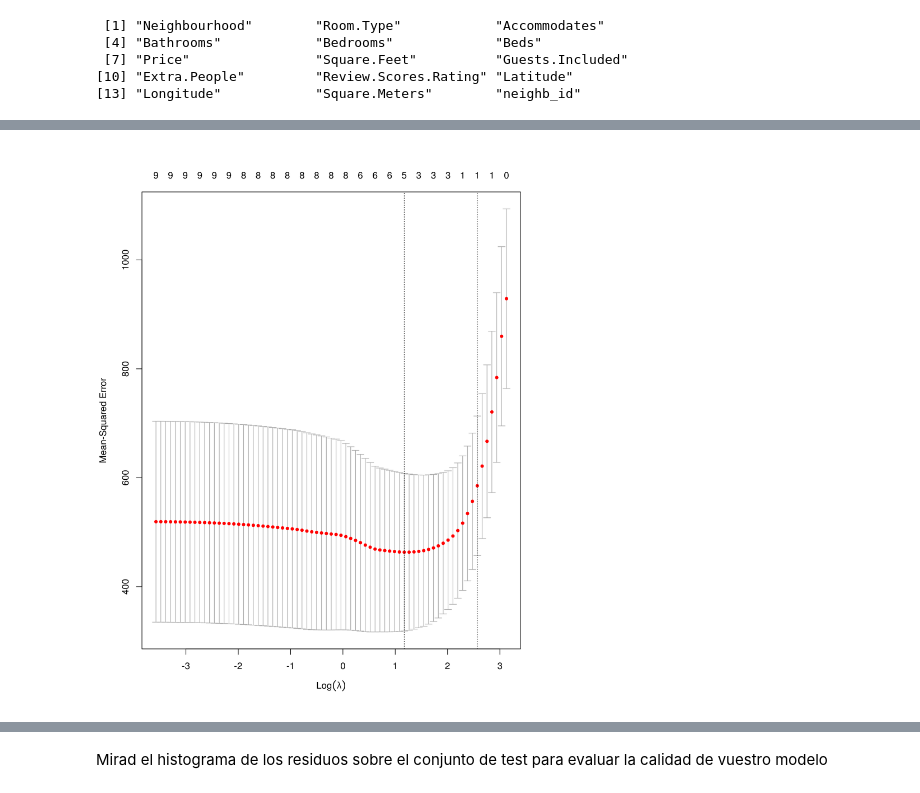
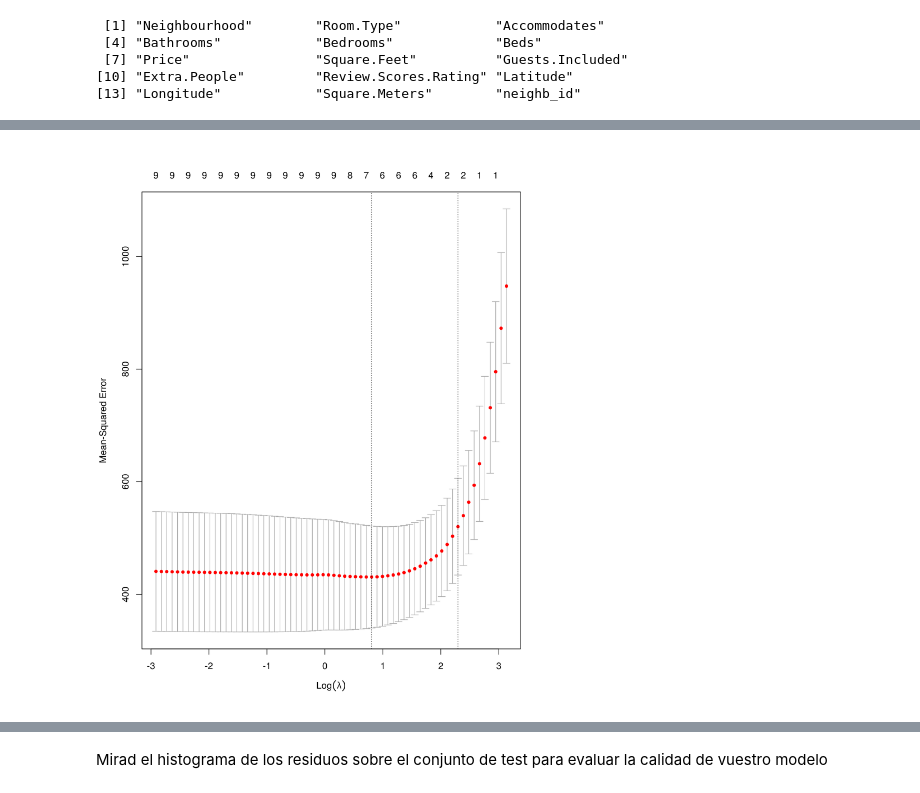
Before and after one commit to tuky-g/Bootcamp_BD-AI-ML, a Jupyter notebook: 8-Data_mining/PracticaDatamining-MartaGonzalez.ipynb, the cells around one changed output, grey strips where cells are left out. Cells and saved outputs as stored; diff of their text form; code cells hidden in the pictures.

```diff
--- a/8-Data_mining/PracticaDatamining-MartaGonzalez.ipynb
+++ b/8-Data_mining/PracticaDatamining-MartaGonzalez.ipynb
@@ -344,8 +344,5 @@ colnames(df_madrid)
 #elimino la columna de review scores porque tiene muchos nas
 df_madrid_model <- subset(df_madrid, select = -c(Square.Feet,Latitude,Longitude,Room.Type,Review.Scores.Rating))
 # df_madrid_model <- subset(df_madrid, select = -c(Square.Feet,Latitude,Longitude,Room.Type))
-
-# df_madrid_model <- df_madrid_model %>% drop_na(Neighbourhood,Accommodates,Bathrooms,Bedrooms,Beds,Price,Guests.Included,Extra.People,neighb_id)
-df_madrid_model <- subset(df_madrid_train, (!is.na(df_madrid_train['Square.Meters'])))
-nrow(df_madrid_model)
+summary(df_madrid_model)
 # %% [output]
@@ -352,0 +366,4 @@ nrow(df_madrid_model)
+# %%
+df_madrid_model <- df_madrid_model %>% drop_na(Neighbourhood,Accommodates,Bathrooms,Bedrooms,Beds,Price,Guests.Included,Extra.People,neighb_id)
+# df_madrid_model <- subset(df_madrid_model, (!is.na(df_madrid_model['Square.Meters'])))
+nrow(df_madrid_model)
@@ -414,14 +433,15 @@ caret::postResample(pred=lm_yp_test, obs=df_madrid_test$Square.Meters)
 # %%
 glm_model<-glmnetUtils::cv.glmnet(formula=Square.Meters~
                            Accommodates+Bathrooms+Bedrooms+Beds+Price+Guests.Included+Extra.People+neighb_id,
                            data=df_madrid_train,alpha=1,
                            nfold= 10,
                            type.measure="mse",
-                           standardize = T)
+                           standardize = T,
+                            na.action=na.omit)
 
 plot(glm_model)
 # %% [output]
-[figure, old version]
+[figure, new version]
 # %%
 ggplot(data.frame(lambda=glm_model$lambda,cross_validated_mean_error=glm_model$cvm),
        aes(x=lambda,y=cross_validated_mean_error))+geom_line()
```
Also changed, not shown: parts of 23 cells of this notebook, 1 other file.
